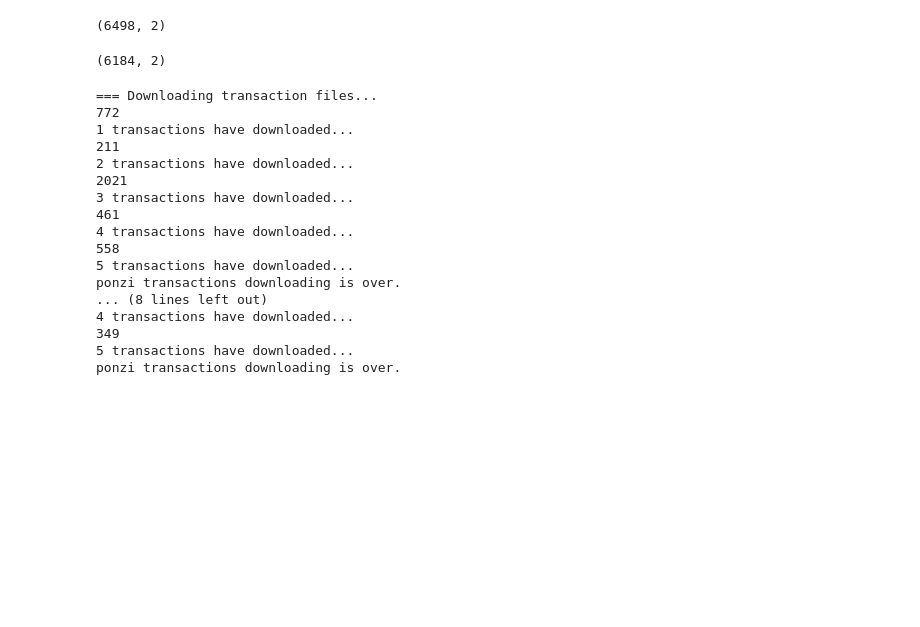
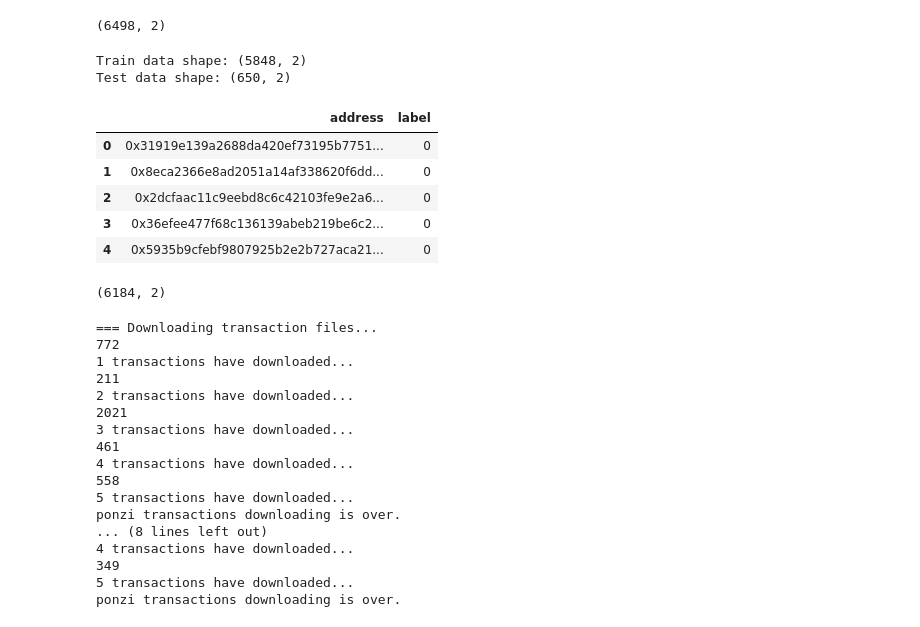
Before and after one commit to PonziShield/test_data_extraction, a Jupyter notebook: test.ipynb, the cells around one changed output. Cells and saved outputs as stored; diff of their text form; code cells hidden in the pictures; blank space fills up the shorter version.

```diff
--- a/test.ipynb
+++ b/test.ipynb
@@ -13,3 +37,24 @@ filtered_df.shape
+# %%
+import pandas as pd
+
+# Load train and test datasets
+train_data = pd.read_csv('train_data.csv')
+test_data = pd.read_csv('test_data.csv')
+
+# Check the shapes
+print("Train data shape:", train_data.shape)
+print("Test data shape:", test_data.shape)
+
+test_data.head()
+# %% [output]
+Train data shape: (5848, 2)
+Test data shape: (650, 2)
+|  | address | label |
+| 0 | 0x31919e139a2688da420ef73195b7751... | 0 |
+| 1 | 0x8eca2366e8ad2051a14af338620f6dd... | 0 |
+| 2 | 0x2dcfaac11c9eebd8c6c42103fe9e2a6... | 0 |
+| 3 | 0x36efee477f68c136139abeb219be6c2... | 0 |
+| 4 | 0x5935b9cfebf9807925b2e2b727aca21... | 0 |
 # %%
 
 # Read the CSV file
```
Also changed, not shown: parts of 1 cell of this notebook, 10 other files.
